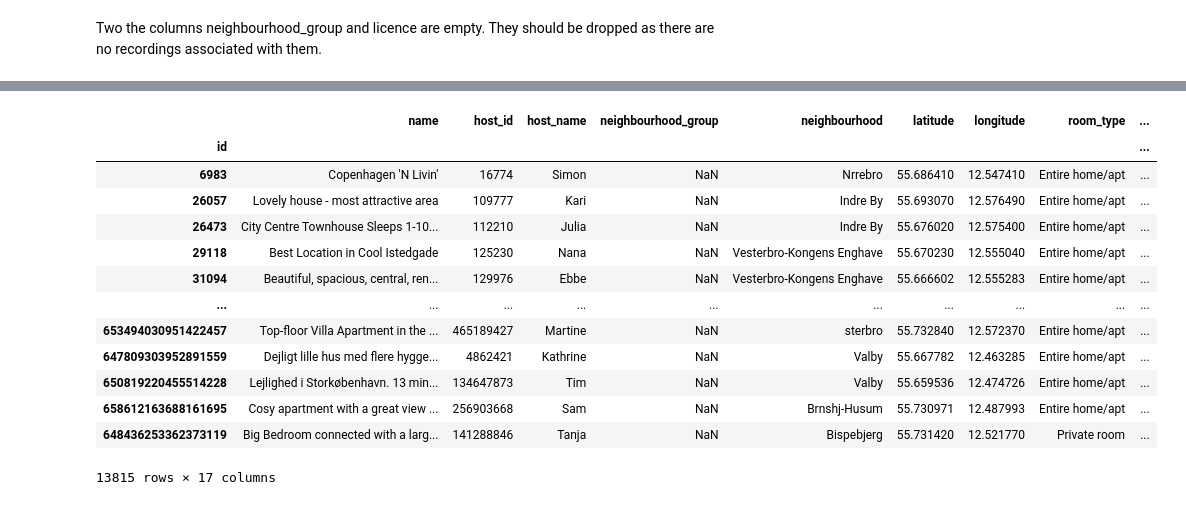
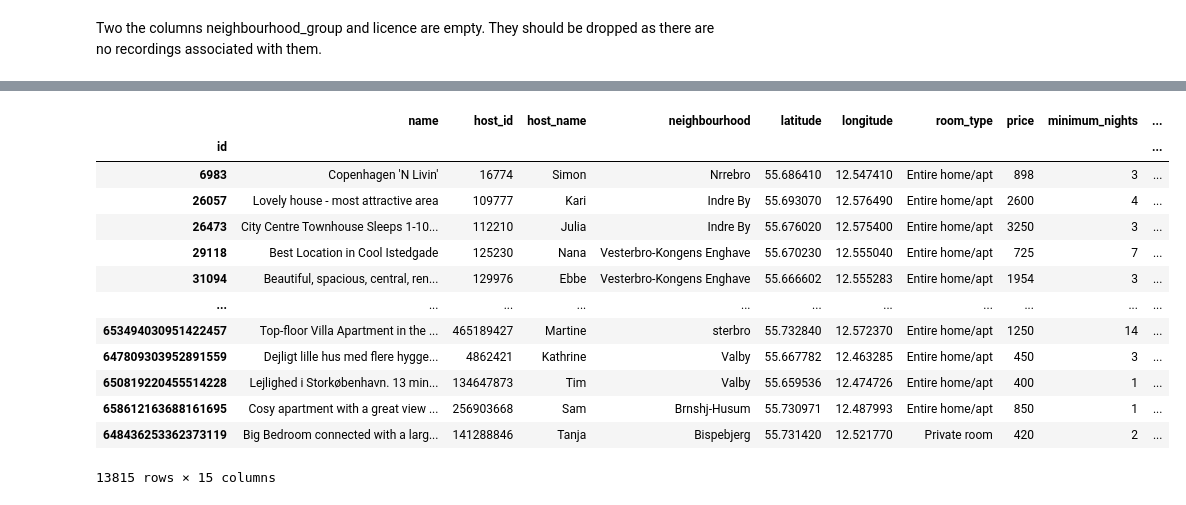
Before and after one commit to Arlinda96/BA-Project, a Jupyter notebook: airbnb_project.ipynb, the cells around one changed output, grey strips where cells are left out. Drawn from its saved outputs; the diff is of its cells as text; code cells hidden in the pictures.

```diff
--- a/airbnb_project.ipynb
+++ b/airbnb_project.ipynb
@@ -52,4 +53,4 @@ memory usage: 1.9+ MB
 Two the columns neighbourhood_group and licence are empty. They should be dropped as there are no recordings associated with them.
 # %%
 #drop columns with no recordings
-df.drop(['neighbourhood_group', 'license'],axis=1)
+new_df = df.drop(['neighbourhood_group', 'license'],axis=1)
@@ -70,18 +57,18 @@ df.drop(['neighbourhood_group', 'license'],axis=1)
 # %%
 #set the index
-df.set_index('id')
+new_df.set_index('id')
 # %% [output]
-|  | name | host_id | host_name | neighbourhood_group | neighbourhood | latitude | longitude | room_type | ... |
-| id |  |  |  |  |  |  |  |  | ... |
-| 6983 | Copenhagen 'N Livin' | 16774 | Simon | NaN | Nrrebro | 55.686410 | 12.547410 | Entire home/apt | ... |
-| 26057 | Lovely house - most attractive area | 109777 | Kari | NaN | Indre By | 55.693070 | 12.576490 | Entire home/apt | ... |
-| 26473 | City Centre Townhouse Sleeps 1-10... | 112210 | Julia | NaN | Indre By | 55.676020 | 12.575400 | Entire home/apt | ... |
-| 29118 | Best Location in Cool Istedgade | 125230 | Nana | NaN | Vesterbro-Kongens Enghave | 55.670230 | 12.555040 | Entire home/apt | ... |
-| 31094 | Beautiful, spacious, central, ren... | 129976 | Ebbe | NaN | Vesterbro-Kongens Enghave | 55.666602 | 12.555283 | Entire home/apt | ... |
-| ... | ... | ... | ... | ... | ... | ... | ... | ... | ... |
-| 653494030951422457 | Top-floor Villa Apartment in the ... | 465189427 | Martine | NaN | sterbro | 55.732840 | 12.572370 | Entire home/apt | ... |
-| 647809303952891559 | Dejligt lille hus med flere hygge... | 4862421 | Kathrine | NaN | Valby | 55.667782 | 12.463285 | Entire home/apt | ... |
-| 650819220455514228 | Lejlighed i Storkøbenhavn. 13 min... | 134647873 | Tim | NaN | Valby | 55.659536 | 12.474726 | Entire home/apt | ... |
-| 658612163688161695 | Cosy apartment with a great view ... | 256903668 | Sam | NaN | Brnshj-Husum | 55.730971 | 12.487993 | Entire home/apt | ... |
-| 648436253362373119 | Big Bedroom connected with a larg... | 141288846 | Tanja | NaN | Bispebjerg | 55.731420 | 12.521770 | Private room | ... |
+|  | name | host_id | host_name | neighbourhood | latitude | longitude | room_type | price | minimum_nights | ... |
+| id |  |  |  |  |  |  |  |  |  | ... |
+| 6983 | Copenhagen 'N Livin' | 16774 | Simon | Nrrebro | 55.686410 | 12.547410 | Entire home/apt | 898 | 3 | ... |
+| 26057 | Lovely house - most attractive area | 109777 | Kari | Indre By | 55.693070 | 12.576490 | Entire home/apt | 2600 | 4 | ... |
+| 26473 | City Centre Townhouse Sleeps 1-10... | 112210 | Julia | Indre By | 55.676020 | 12.575400 | Entire home/apt | 3250 | 3 | ... |
+| 29118 | Best Location in Cool Istedgade | 125230 | Nana | Vesterbro-Kongens Enghave | 55.670230 | 12.555040 | Entire home/apt | 725 | 7 | ... |
+| 31094 | Beautiful, spacious, central, ren... | 129976 | Ebbe | Vesterbro-Kongens Enghave | 55.666602 | 12.555283 | Entire home/apt | 1954 | 3 | ... |
+| ... | ... | ... | ... | ... | ... | ... | ... | ... | ... | ... |
+| 653494030951422457 | Top-floor Villa Apartment in the ... | 465189427 | Martine | sterbro | 55.732840 | 12.572370 | Entire home/apt | 1250 | 14 | ... |
+| 647809303952891559 | Dejligt lille hus med flere hygge... | 4862421 | Kathrine | Valby | 55.667782 | 12.463285 | Entire home/apt | 450 | 3 | ... |
+| 650819220455514228 | Lejlighed i Storkøbenhavn. 13 min... | 134647873 | Tim | Valby | 55.659536 | 12.474726 | Entire home/apt | 400 | 1 | ... |
+| 658612163688161695 | Cosy apartment with a great view ... | 256903668 | Sam | Brnshj-Husum | 55.730971 | 12.487993 | Entire home/apt | 850 | 1 | ... |
+| 648436253362373119 | Big Bedroom connected with a larg... | 141288846 | Tanja | Bispebjerg | 55.731420 | 12.521770 | Private room | 420 | 2 | ... |
-13815 rows × 17 columns
+13815 rows × 15 columns
```
Also changed, not shown: parts of 4 cells of this notebook.
